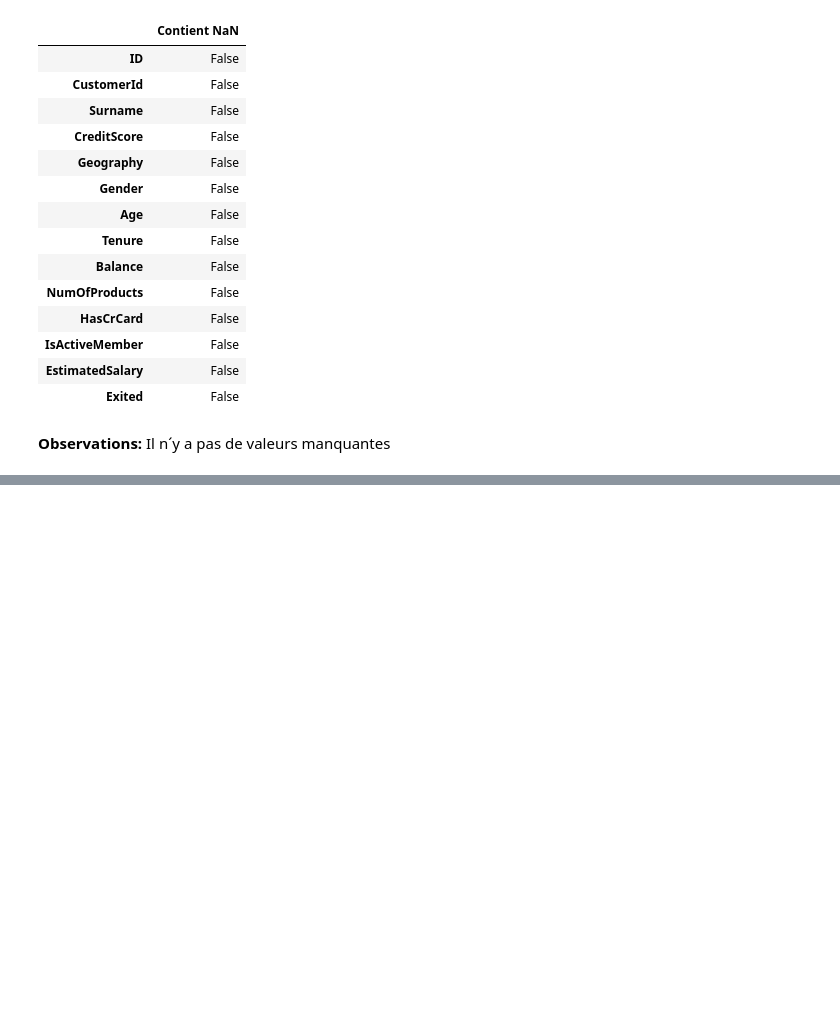
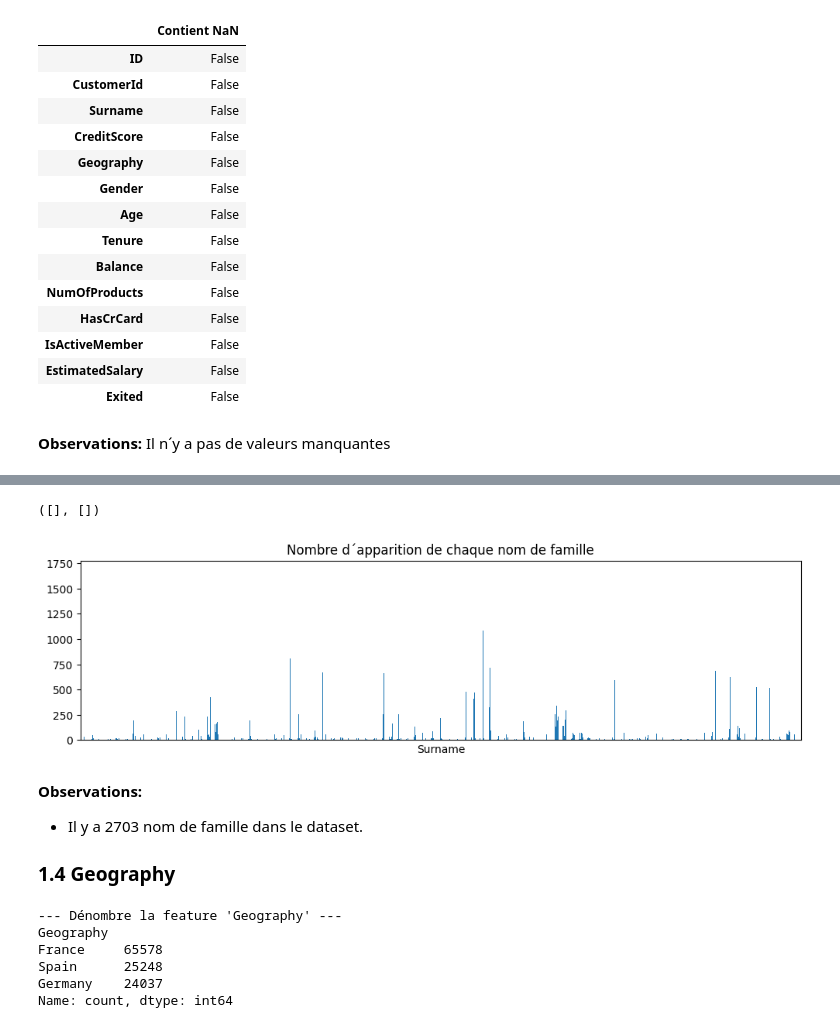
Before and after one commit to lbihin/mlpro-classification-bank-churn-2025, a Jupyter notebook: eda/eda.ipynb, the cells around one changed output, grey strips where cells are left out. Drawn from its saved outputs; the diff is of its cells as text; code cells hidden in the pictures; blank space fills up the shorter version.

```diff
--- a/eda/eda.ipynb
+++ b/eda/eda.ipynb
@@ -168,0 +232,22 @@ memory usage: 15.3+ MB
+# %%
+plt.title('Nombre d´apparition de chaque nom de famille')
+train_df.Surname.value_counts().sort_index().plot(kind='bar', figsize=(12,3))
+plt.xticks([])
+# %% [output]
+([], [])
+[figure, added]
+# %% [markdown]
+**Observations:**
+* Il y a 2703 nom de famille dans le dataset.
+
+### 1.4 Geography
+# %%
+print("\n--- Dénombre la feature 'Geography' ---")
+print(train_df.Geography.value_counts())
+# %% [output]
+--- Dénombre la feature 'Geography' ---
+Geography
+France     65578
+Spain      25248
+Germany    24037
+Name: count, dtype: int64
```
Also changed, not shown: parts of 49 cells of this notebook.
